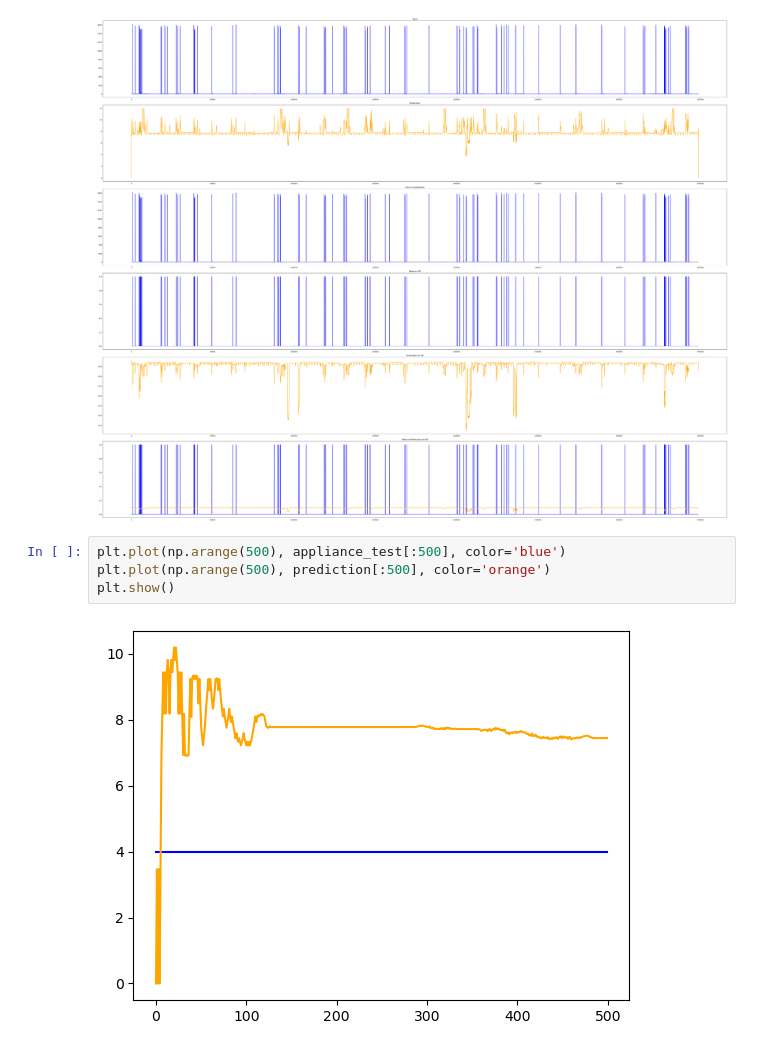
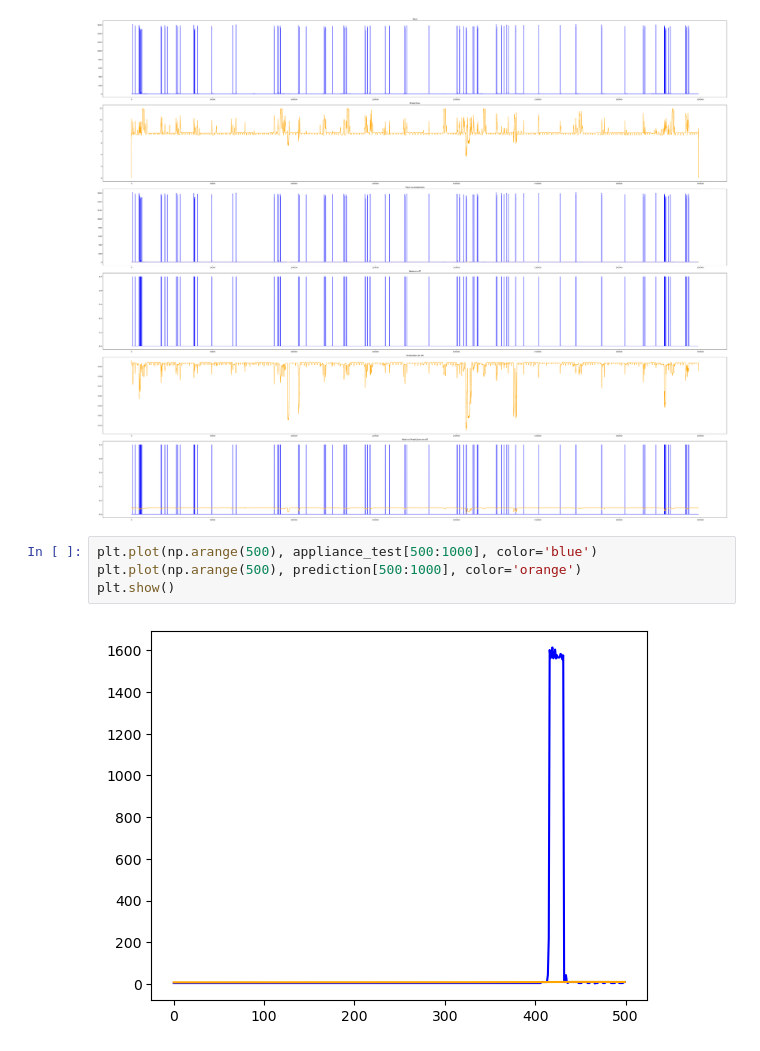
Before and after one commit to cgs434/attention-nilm, a Jupyter notebook: source/copyMain.ipynb, the cells around one changed output. Drawn from its saved outputs; the diff is of its cells as text.

```diff
--- a/source/copyMain.ipynb
+++ b/source/copyMain.ipynb
@@ -608,8 +608,8 @@ fig.tight_layout()
 # %% [output]
 [figure]
 # %%
-plt.plot(np.arange(500), appliance_test[:500], color='blue')
-plt.plot(np.arange(500), prediction[:500], color='orange')
+plt.plot(np.arange(500), appliance_test[500:1000], color='blue')
+plt.plot(np.arange(500), prediction[500:1000], color='orange')
 plt.show()
 # %% [output]
-[figure, old version]
+[figure, new version]
```
Also changed, not shown: 2 other files.
